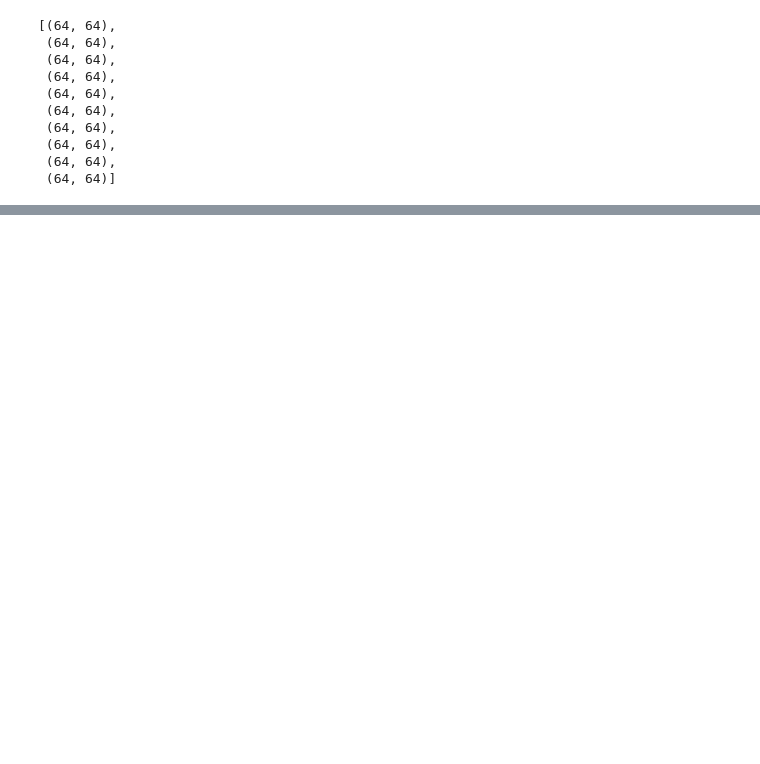
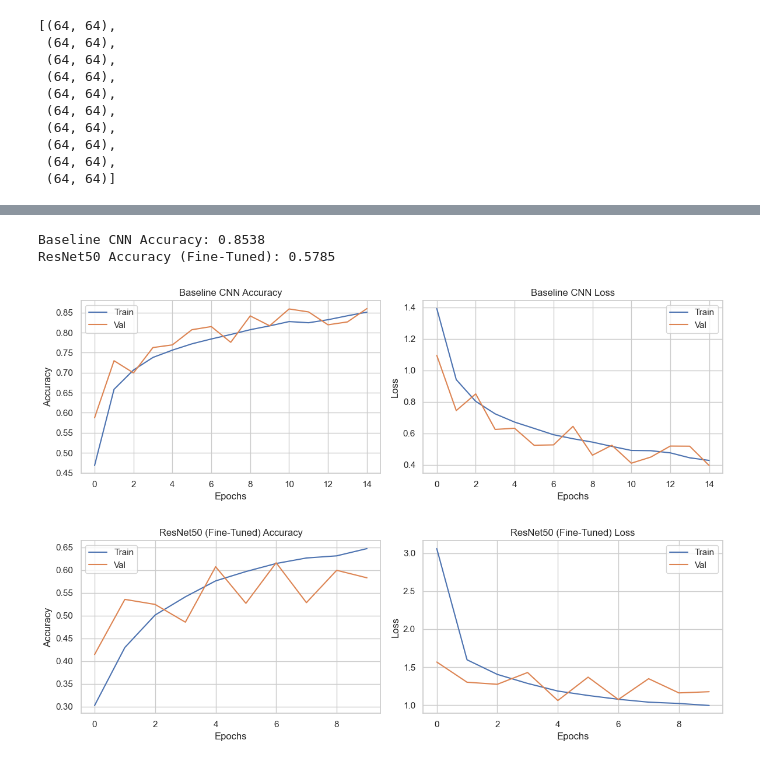
Before and after one commit to Boudy2002/LTC, a Jupyter notebook: main.ipynb, the cells around one changed output, grey strips where cells are left out. Drawn from its saved outputs; the diff is of its cells as text; code cells hidden in the pictures; blank space fills up the shorter version.

```diff
--- a/main.ipynb
+++ b/main.ipynb
@@ -360,0 +787,16 @@ Test set: (4050, 64, 64, 3), (4050,)
+# %%
+# Unfreeze the last few layers of the base ResNet model
+for layer in base_model.layers[-20:]:  # You can adjust how many layers to unfreeze
+    layer.trainable = True
+
+# Recompile the model with a lower learning rate for fine-tuning
+resnet_model.compile(optimizer=Adam(learning_rate=1e-5),
+                     loss='categorical_crossentropy',
+                     metrics=['accuracy'])
+
+# Fine-tune the model
+history_finetuned = resnet_model.fit(
+    train_generator,
+    epochs=10,
+    validation_data=val_generator
+)
@@ -360,0 +836,41 @@ Test set: (4050, 64, 64, 3), (4050,)
+# %%
+# Evaluate both models
+baseline_loss, baseline_acc = baseline_cnn.evaluate(test_generator, verbose=0)
+resnet_loss, resnet_acc = resnet_model.evaluate(test_generator, verbose=0)
+
+print(f"Baseline CNN Accuracy: {baseline_acc:.4f}")
+print(f"ResNet50 Accuracy (Fine-Tuned): {resnet_acc:.4f}")
+# %% [output]
+Baseline CNN Accuracy: 0.8538
+ResNet50 Accuracy (Fine-Tuned): 0.5785
+# %%
+def plot_history(history, model_name):
+    plt.figure(figsize=(12, 4))
+
+    # Accuracy
+    plt.subplot(1, 2, 1)
+    plt.plot(history.history['accuracy'], label='Train')
+    plt.plot(history.history['val_accuracy'], label='Val')
+    plt.title(f'{model_name} Accuracy')
+    plt.xlabel('Epochs')
+    plt.ylabel('Accuracy')
+    plt.legend()
+
+    # Loss
+    plt.subplot(1, 2, 2)
+    plt.plot(history.history['loss'], label='Train')
+    plt.plot(history.history['val_loss'], label='Val')
+    plt.title(f'{model_name} Loss')
+    plt.xlabel('Epochs')
+    plt.ylabel('Loss')
+    plt.legend()
+
+    plt.tight_layout()
+    plt.show()
+
+# Plot training history for both models
+plot_history(history_baseline, "Baseline CNN")
+plot_history(history_finetuned, "ResNet50 (Fine-Tuned)")
+# %% [output]
+[figure, added]
+[figure, added]
```
Also changed, not shown: parts of 26 cells of this notebook.
